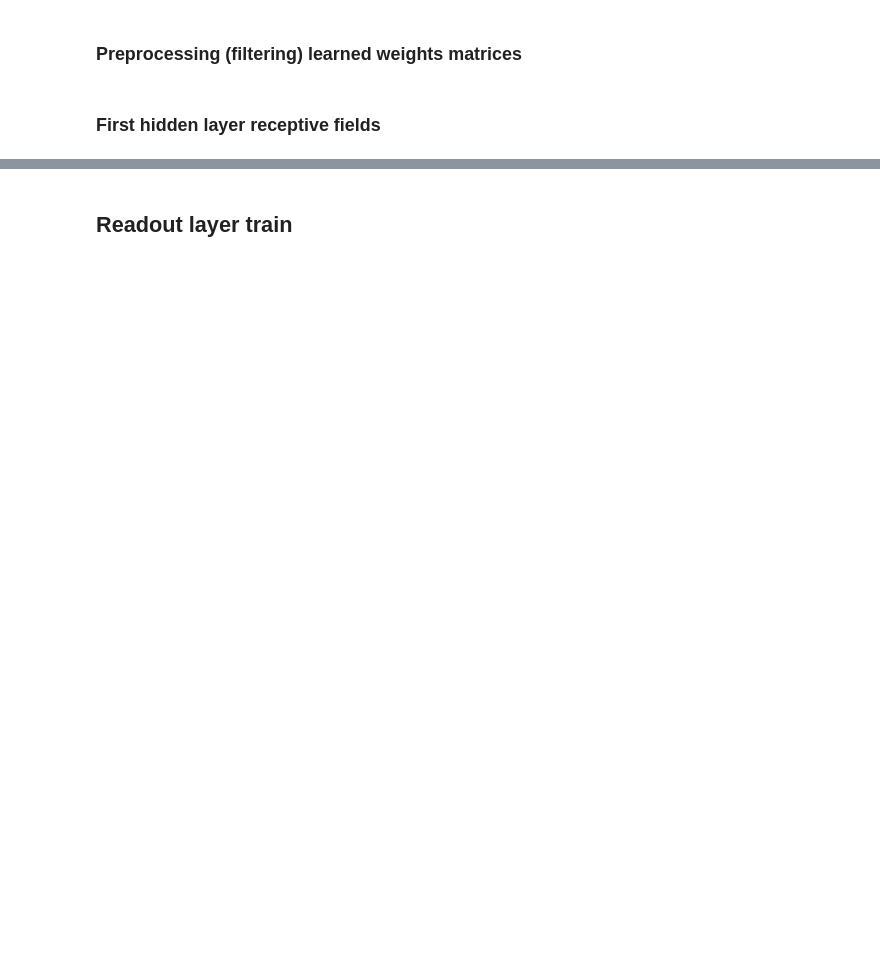
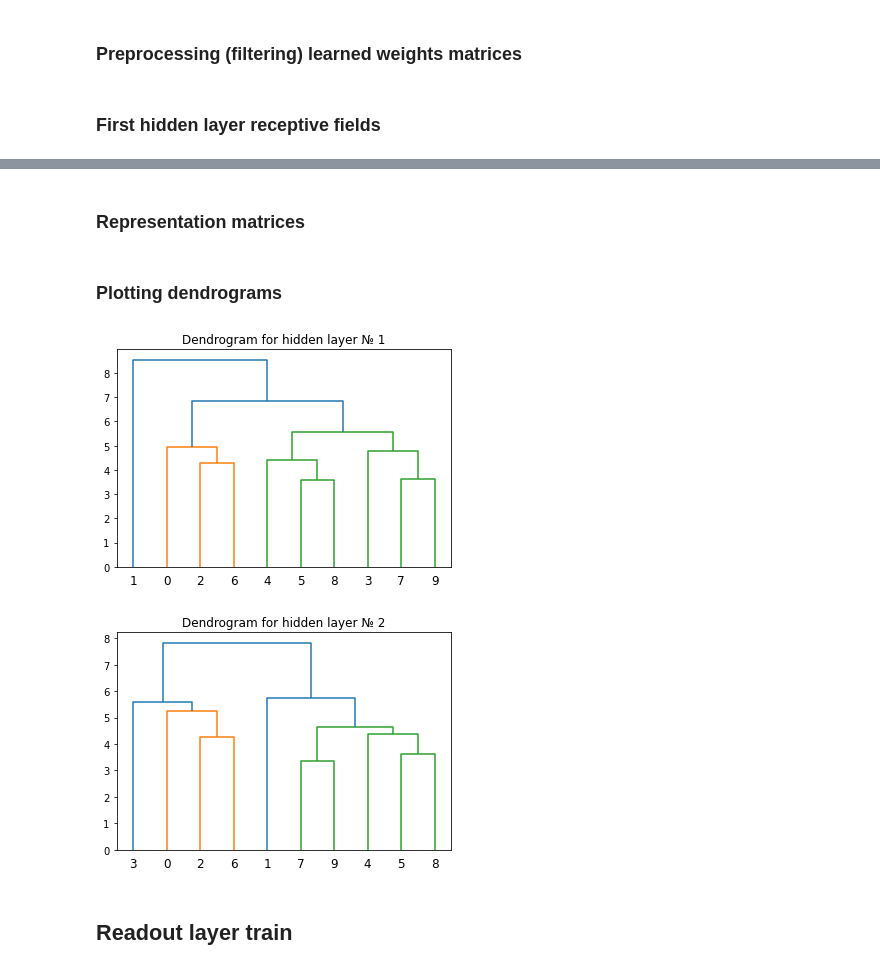
Before and after one commit to PashaIanko/RestrictedBolzmannMachine, a Jupyter notebook: Omniglot_learning.ipynb, the cells around one changed output, grey strips where cells are left out. Drawn from its saved outputs; the diff is of its cells as text; code cells hidden in the pictures; blank space fills up the shorter version.

```diff
--- a/Omniglot_learning.ipynb
+++ b/Omniglot_learning.ipynb
@@ -481,2 +523,40 @@ dendrogram1 = plot_dendrogram(
+# %% [markdown]
+### Representation matrices
+# %%
+hidden_representations = get_layer_representations(
+    n_layers = dbm_deep_params.n_hidden_layers,
+    model = model_deep,
+    input_data = data_train
+)
+print(f'Total: {len(hidden_representations)} hidden representations')
+# %%
+# Label to mean representation
+labels_to_mean = [
+    label_to_mean_hidden_repr(
+        hidden_representation,
+        data_train,
+        targets_train
+    )
+    for hidden_representation in hidden_representations
+]
+# %%
+representation_matrices = [
+    get_hidden_representation_matrix(
+        label_to_mean,
+        targets_train
+    )
+    for label_to_mean in labels_to_mean
+]
+# %% [markdown]
+### Plotting dendrograms
+# %%
+for index, mean_repr_matrix in enumerate(representation_matrices):
+    plot_dendrogram(
+        mean_repr_matrix,
+        title = f'Dendrogram for hidden layer № {index + 1}'
+    )
+# %% [output]
+[figure, added]
+[figure, added]
 # %% [markdown]
 ## Readout layer train
```
Also changed, not shown: parts of 75 cells of this notebook.
